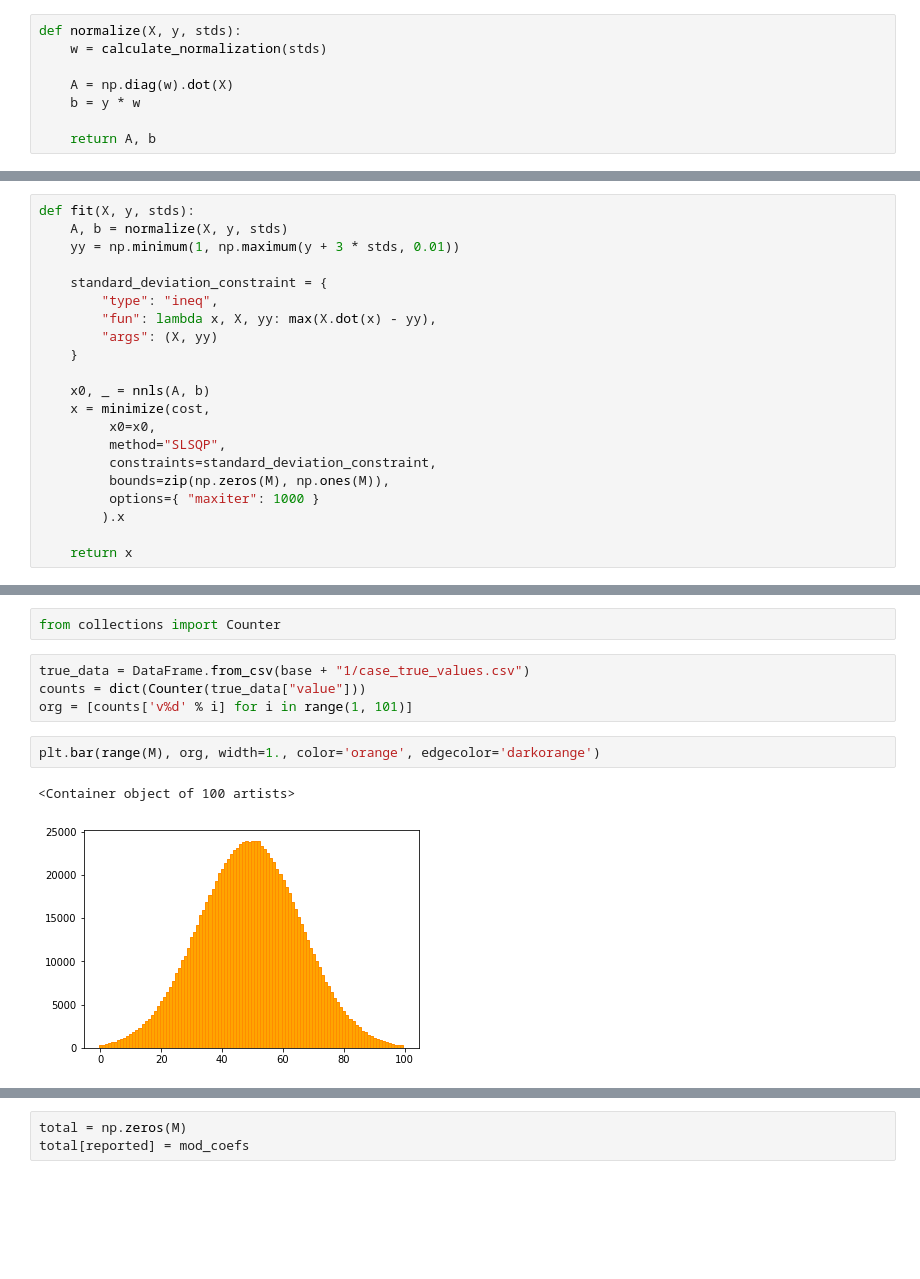
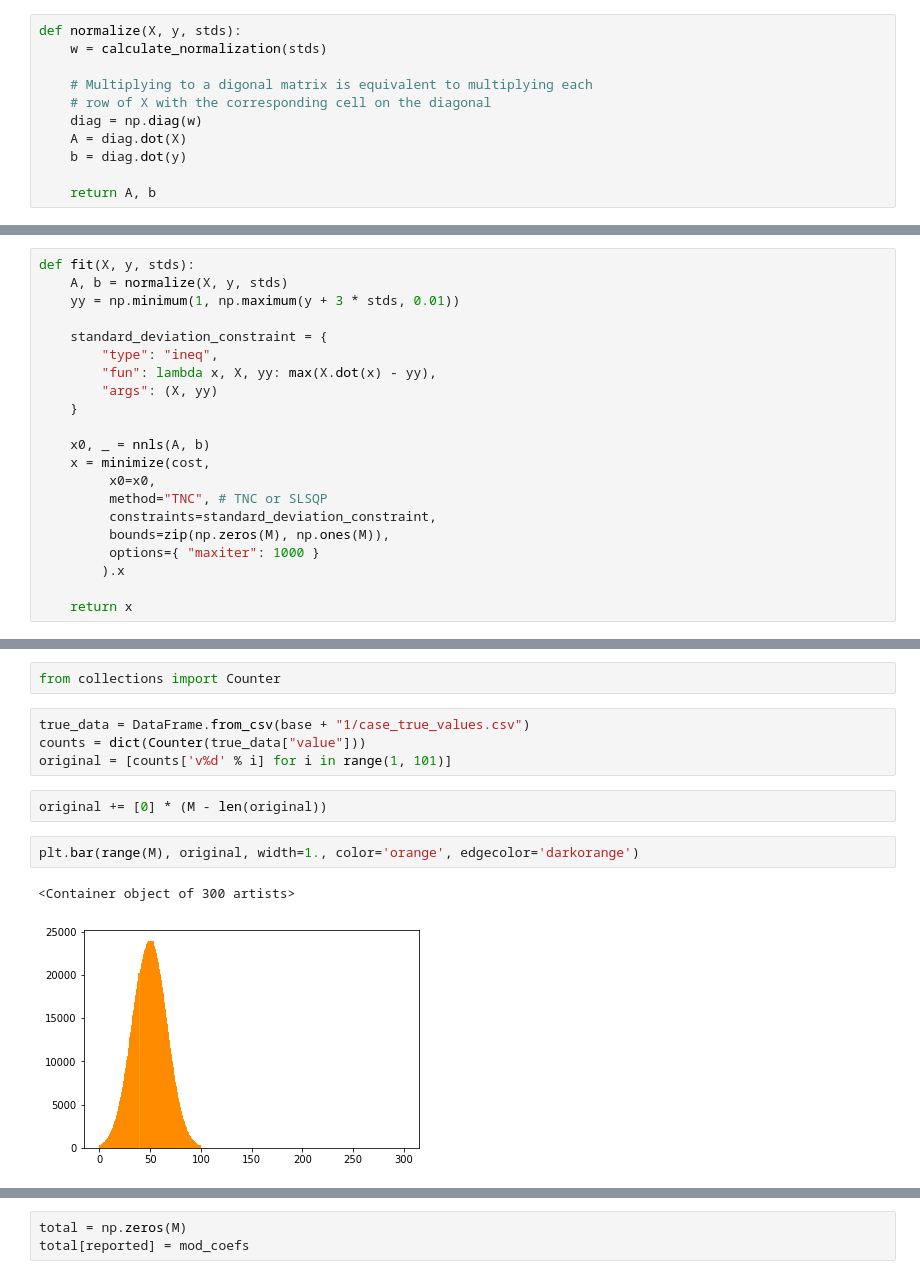
Before and after one commit to mozilla/rappor-aggregator, a Jupyter notebook: RAPPOR.ipynb, the cells around one changed output, grey strips where cells are left out. Saved outputs shown, nothing was run; the diff lists cells and outputs as text; blank space fills up the shorter version.

```diff
--- a/RAPPOR.ipynb
+++ b/RAPPOR.ipynb
@@ -280,8 +342,11 @@ def calculate_normalization(stds):
 def normalize(X, y, stds):
     w = calculate_normalization(stds)
 
-    A = np.diag(w).dot(X)
-    b = y * w
+    # Multiplying to a digonal matrix is equivalent to multiplying each
+    # row of X with the corresponding cell on the diagonal
+    diag = np.diag(w)
+    A = diag.dot(X)
+    b = diag.dot(y)
 
     return A, b
 # %%
@@ -378,7 +442,7 @@ def fit(X, y, stds):
     x0, _ = nnls(A, b)
     x = minimize(cost,
          x0=x0,
-         method="SLSQP",
+         method="TNC", # TNC or SLSQP
          constraints=standard_deviation_constraint,
          bounds=zip(np.zeros(M), np.ones(M)),
          options={ "maxiter": 1000 }
@@ -526,10 +597,12 @@ from collections import Counter
 # %%
 true_data = DataFrame.from_csv(base + "1/case_true_values.csv")
 counts = dict(Counter(true_data["value"]))
-org = [counts['v%d' % i] for i in range(1, 101)]
+original = [counts['v%d' % i] for i in range(1, 101)]
+# %%
+original += [0] * (M - len(original))
 # %%
-plt.bar(range(M), org, width=1., color='orange', edgecolor='darkorange')
+plt.bar(range(M), original, width=1., color='orange', edgecolor='darkorange')
 # %% [output]
-<Container object of 100 artists>
+<Container object of 300 artists>
-[figure, old version]
+[figure, new version]
 # %% [markdown]
```
Also changed, not shown: parts of 56 cells of this notebook.
